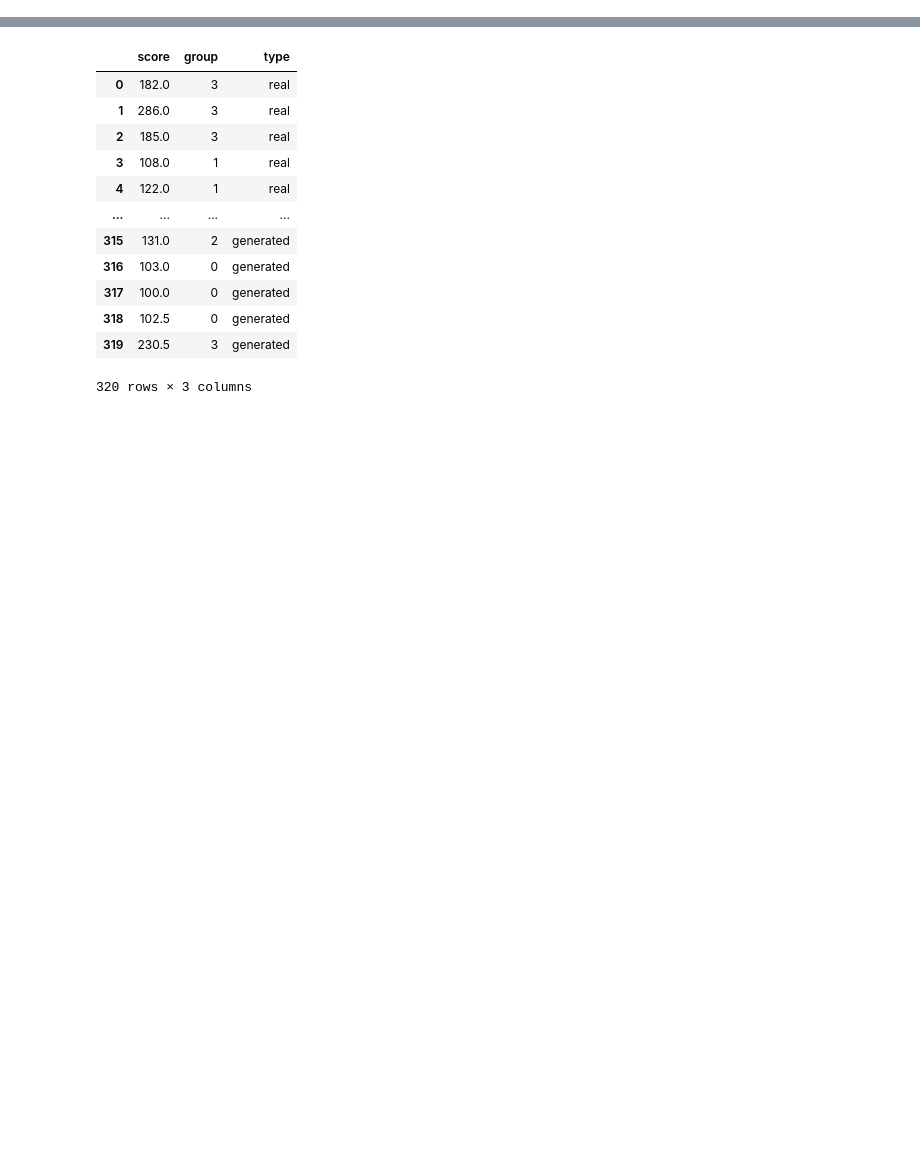
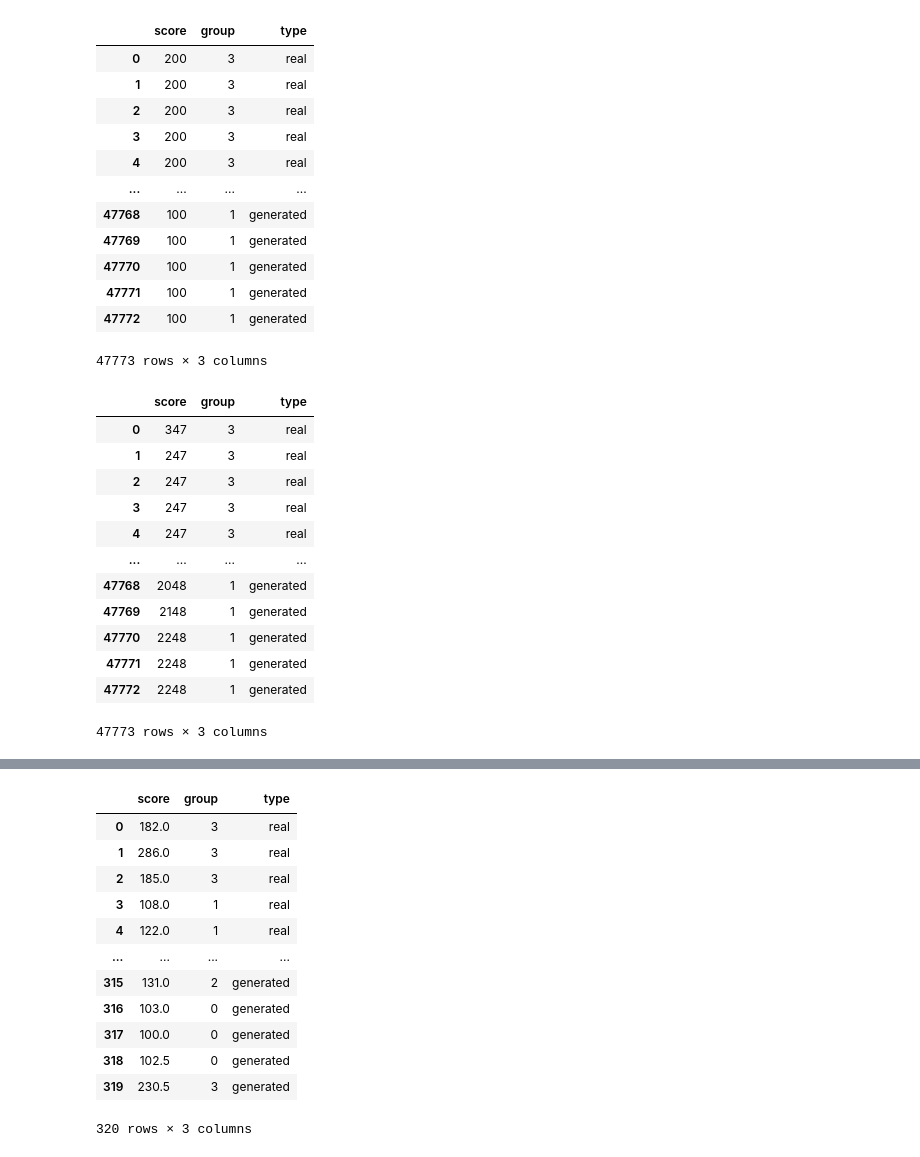
Before and after one commit to peernagy/lob_bench, a Jupyter notebook: benchmark.ipynb, the cells around one changed output, grey strips where cells are left out. Drawn from its saved outputs; the diff is of its cells as text; code cells hidden in the pictures; blank space fills up the shorter version.

Commit message:
conditional gen and bootstrap planning

```diff
--- a/benchmark.ipynb
+++ b/benchmark.ipynb
@@ -143,0 +205,58 @@ scores
+# %%
+# calculate scores of entire real and generated data (here by the spread),
+# and group each subsequence into a bin based on the score
+# for each of these bins, calculate the distribution of a statistic of interest (e.g. autocorrelation of mid returns)
+
+scoring_fn = lambda m, b: eval.spread(m, b).values#.mean()
+scores_real, scores_gen = partitioning.score_real_gen(loader, scoring_fn)
+groups_real, groups_gen = partitioning.group_by_score(
+    scores_real, scores_gen,
+    # n_bins=5,
+    quantiles=[0.25, 0.5, 0.75],
+)
+score_df = partitioning.get_score_table(scores_real, scores_gen, groups_real, groups_gen)
+# this is for the conditioning metric (just for info)
+display(score_df)
+
+# this is the metric of interest
+eval_fn = lambda m, b: eval.l1_volume(m, b).ask_vol.values#.mean()
+eval_real, eval_gen = partitioning.score_real_gen(loader, eval_fn)
+eval_df = partitioning.get_score_table(eval_real, eval_gen, groups_real, groups_gen)
+
+# NOTE: it works if the conditioning metric and the metric of interest have the same
+#       dimenstion (either 1 score per sequence or 1 score per orderbook update)
+#       then the scores, and groups have the same shape
+
+# TODO: make this automated as a second pass for conditional metrics
+#   --> do this based on score_df (instead of groups_real, groups_gen)
+#       take score_df.groups, and new eval_fn as input
+#   --> computes score distribution per group --> use metric for distance again
+
+eval_df
+# %% [output]
+|  | score | group | type |
+| 0 | 200 | 3 | real |
+| 1 | 200 | 3 | real |
+| 2 | 200 | 3 | real |
+| 3 | 200 | 3 | real |
+| 4 | 200 | 3 | real |
+| ... | ... | ... | ... |
+| 47768 | 100 | 1 | generated |
+| 47769 | 100 | 1 | generated |
+| 47770 | 100 | 1 | generated |
+| 47771 | 100 | 1 | generated |
+| 47772 | 100 | 1 | generated |
+47773 rows × 3 columns
+|  | score | group | type |
+| 0 | 347 | 3 | real |
+| 1 | 247 | 3 | real |
+| 2 | 247 | 3 | real |
+| 3 | 247 | 3 | real |
+| 4 | 247 | 3 | real |
+| ... | ... | ... | ... |
+| 47768 | 2048 | 1 | generated |
+| 47769 | 2148 | 1 | generated |
+| 47770 | 2248 | 1 | generated |
+| 47771 | 2248 | 1 | generated |
+| 47772 | 2248 | 1 | generated |
+47773 rows × 3 columns
```
Also changed, not shown: parts of 8 cells of this notebook, 1 other file.
